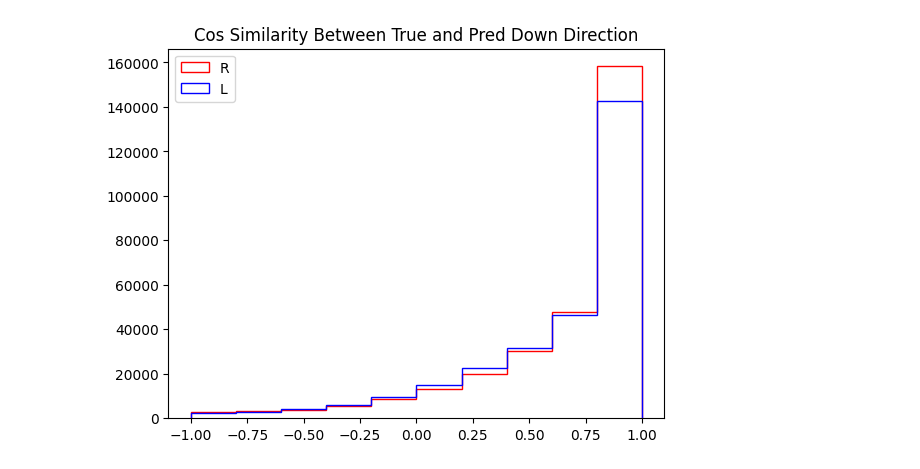
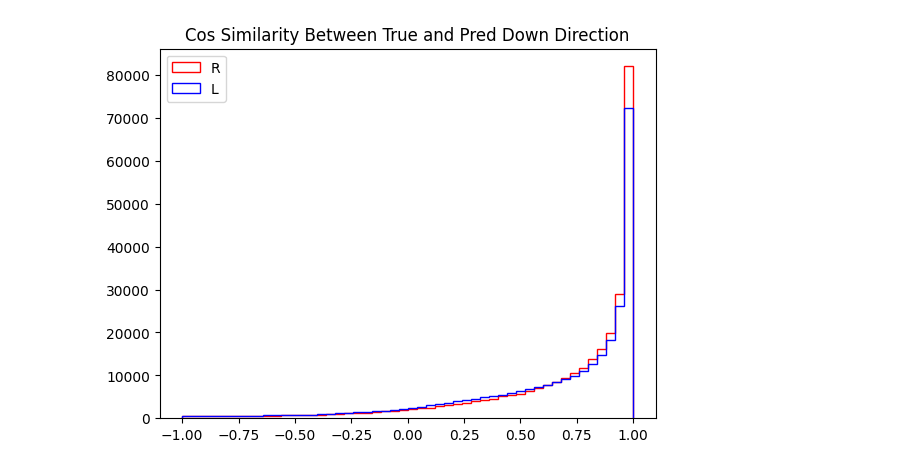
Before and after one commit to LukeV37/Top_Polarimetry, a Jupyter notebook: model/Analysis.ipynb, the cells around one changed output. Cells and saved outputs as stored; diff of their text form; code cells hidden in the pictures.

```diff
--- a/model/Analysis.ipynb
+++ b/model/Analysis.ipynb
@@ -127,14 +127,14 @@ plt.close()
 # %%
 cos_similarity_L = true_down_px_L*pred_down_px_L_norm+true_down_py_L*pred_down_py_L_norm+true_down_pz_L*pred_down_pz_L_norm
 cos_similarity_R = true_down_px_R*pred_down_px_R_norm+true_down_py_R*pred_down_py_R_norm+true_down_pz_R*pred_down_pz_R_norm
 
 plt.title("Cos Similarity Between True and Pred Down Direction")
-plt.hist(cos_similarity_R,histtype='step',color='r',label='R')
-plt.hist(cos_similarity_L,histtype='step',color='b',label='L')
+plt.hist(cos_similarity_R,bins=50,range=(-1,1),histtype='step',color='r',label='R')
+plt.hist(cos_similarity_L,bins=50,range=(-1,1),histtype='step',color='b',label='L')
 plt.legend()
 plt.show()
 # %% [output]
-[figure, old version]
+[figure, new version]
 # %%
 def fit_beta(angles, polarization):
     # Convert list to numpy array
```
Also changed, not shown: parts of 8 cells of this notebook, 1 other file.
